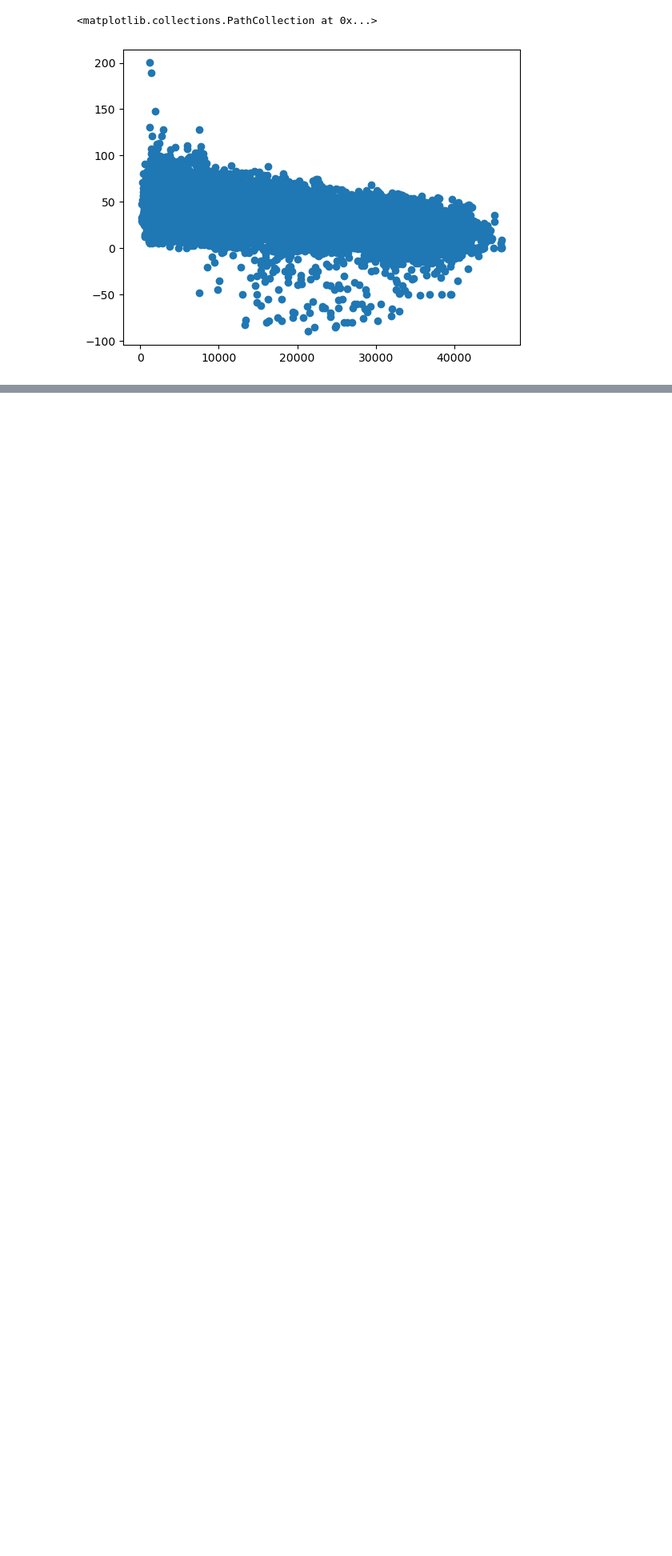
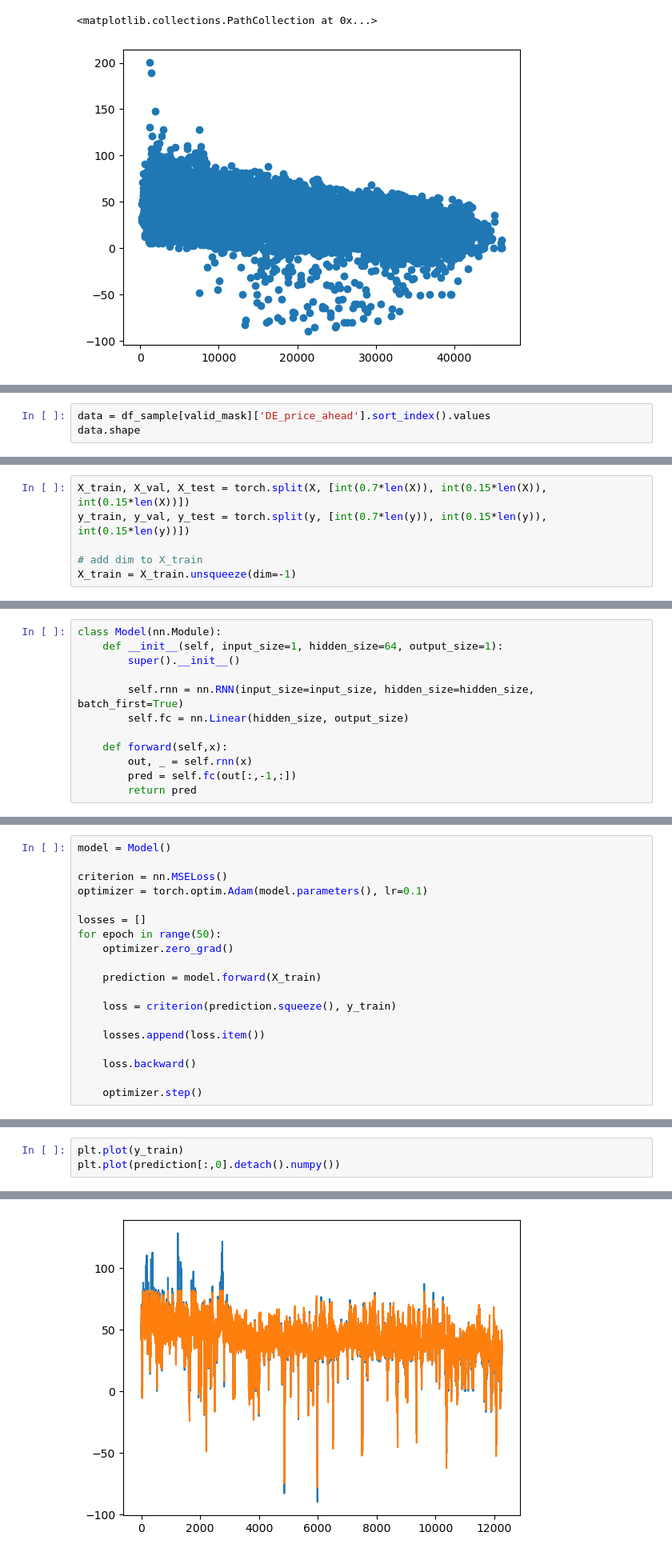
Before and after one commit to atleer/forecast-electricity-markets, a Jupyter notebook: analysis/exploratory_RNN.ipynb, the cells around one changed output, grey strips where cells are left out. Shown at 80% size. Cells and saved outputs as stored; diff of their text form; blank space fills up the shorter version.

Commit message:
Add vanilla RNN to forecast price directly

```diff
--- a/analysis/exploratory_RNN.ipynb
+++ b/analysis/exploratory_RNN.ipynb
@@ -73,0 +76,3 @@ plt.scatter(df_sample[valid_mask]['DE_wind_generation'], df_sample[valid_mask]['
+# %%
+data = df_sample[valid_mask]['DE_price_ahead'].sort_index().values
+data.shape
@@ -73,0 +107,6 @@ plt.scatter(df_sample[valid_mask]['DE_wind_generation'], df_sample[valid_mask]['
+# %%
+X_train, X_val, X_test = torch.split(X, [int(0.7*len(X)), int(0.15*len(X)), int(0.15*len(X))])
+y_train, y_val, y_test = torch.split(y, [int(0.7*len(y)), int(0.15*len(y)), int(0.15*len(y))])
+
+# add dim to X_train
+X_train = X_train.unsqueeze(dim=-1)
@@ -73,0 +119,12 @@ plt.scatter(df_sample[valid_mask]['DE_wind_generation'], df_sample[valid_mask]['
+# %%
+class Model(nn.Module):
+    def __init__(self, input_size=1, hidden_size=64, output_size=1):
+        super().__init__()
+
+        self.rnn = nn.RNN(input_size=input_size, hidden_size=hidden_size, batch_first=True)
+        self.fc = nn.Linear(hidden_size, output_size)
+
+    def forward(self,x):
+        out, _ = self.rnn(x)
+        pred = self.fc(out[:,-1,:])
+        return pred
@@ -73,0 +133,19 @@ plt.scatter(df_sample[valid_mask]['DE_wind_generation'], df_sample[valid_mask]['
+# %%
+model = Model()
+
+criterion = nn.MSELoss()
+optimizer = torch.optim.Adam(model.parameters(), lr=0.1)
+
+losses = []
+for epoch in range(50):
+    optimizer.zero_grad()
+
+    prediction = model.forward(X_train)
+
+    loss = criterion(prediction.squeeze(), y_train)
+
+    losses.append(loss.item())
+
+    loss.backward()
+
+    optimizer.step()
@@ -73,0 +156,4 @@ plt.scatter(df_sample[valid_mask]['DE_wind_generation'], df_sample[valid_mask]['
+# %%
+plt.plot(y_train)
+plt.plot(prediction[:,0].detach().numpy())
+# %% [output]
@@ -73,0 +161 @@ plt.scatter(df_sample[valid_mask]['DE_wind_generation'], df_sample[valid_mask]['
+[figure, added]
```
Also changed, not shown: parts of 16 cells of this notebook.
